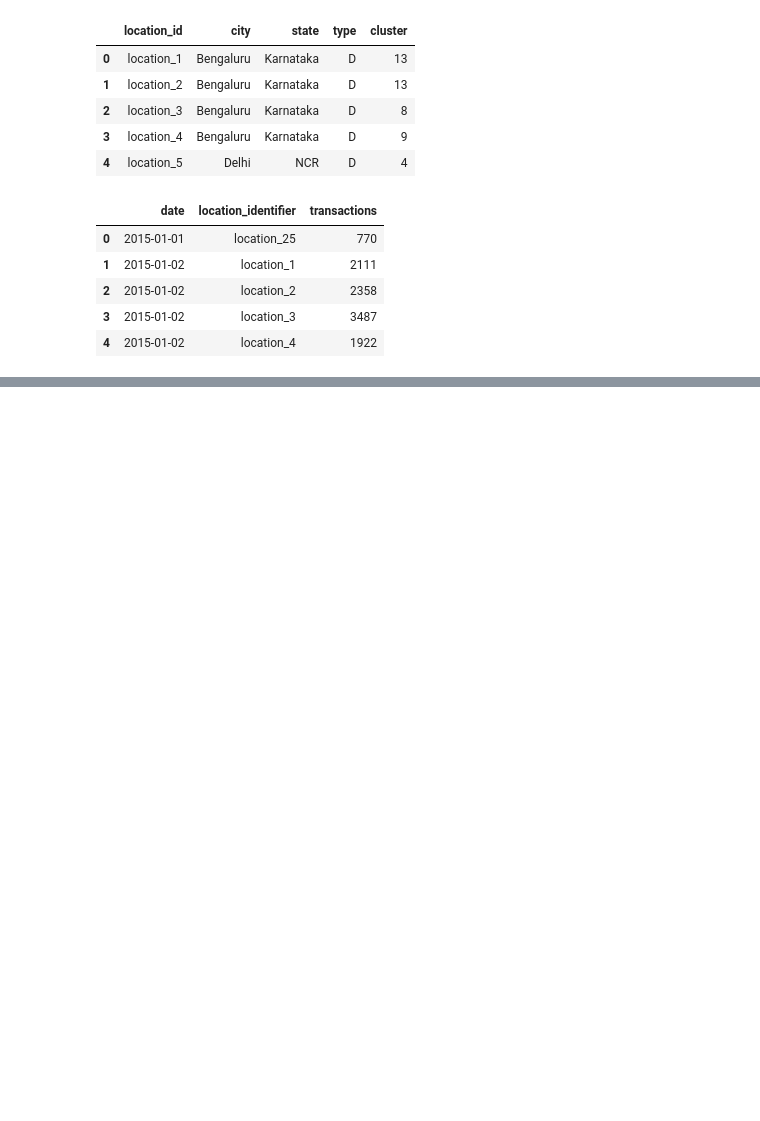
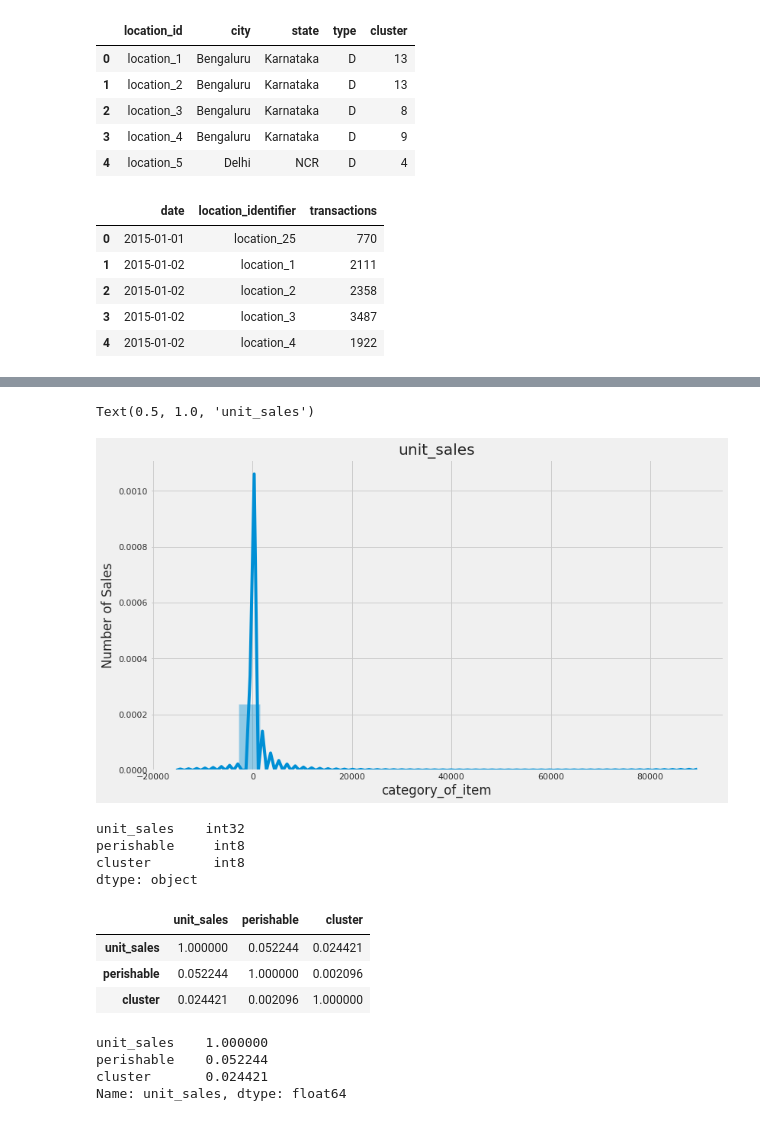
Before and after one commit to pradeepetech/testproject, a Jupyter notebook: PHDEDA.ipynb, the cells around one changed output, grey strips where cells are left out. Saved outputs shown, nothing was run; the diff lists cells and outputs as text; code cells hidden in the pictures; blank space fills up the shorter version.

```diff
--- a/PHDEDA.ipynb
+++ b/PHDEDA.ipynb
@@ -132,0 +129,5 @@ df1_df2.head()
+# %%
+# Change the column names
+df1_df2 = df1_df2.rename({"locationId":"location_id"}, axis='columns')
+
+df1_df2.head()
@@ -174,0 +215,2 @@ for cat in catdata:
+# %%
+df123 = pd.merge(df1_df2, df3, suffixes=('_merge','_location'),on='location_id',how='left')
@@ -174,0 +226,34 @@ for cat in catdata:
+# %%
+plt.style.use('fivethirtyeight')
+plt.figure(figsize=(12,7))
+sns.distplot(df123.unit_sales, bins = 25)
+plt.ticklabel_format(style='plain', axis='x', scilimits=(0,1))
+plt.xlabel("category_of_item")
+plt.ylabel("Number of Sales")
+plt.title("unit_sales")
+# %% [output]
+Text(0.5, 1.0, 'unit_sales')
+[figure, added]
+# %%
+numeric_features = df123.select_dtypes(include=[np.number])
+numeric_features.dtypes
+# %% [output]
+unit_sales    int32
+perishable     int8
+cluster        int8
+dtype: object
+# %%
+corr =numeric_features.corr()
+corr
+# %% [output]
+|  | unit_sales | perishable | cluster |
+| unit_sales | 1.000000 | 0.052244 | 0.024421 |
+| perishable | 0.052244 | 1.000000 | 0.002096 |
+| cluster | 0.024421 | 0.002096 | 1.000000 |
+# %%
+print(corr['unit_sales'].sort_values(ascending=False))
+# %% [output]
+unit_sales    1.000000
+perishable    0.052244
+cluster       0.024421
+Name: unit_sales, dtype: float64
```
Also changed, not shown: parts of 16 cells of this notebook.
